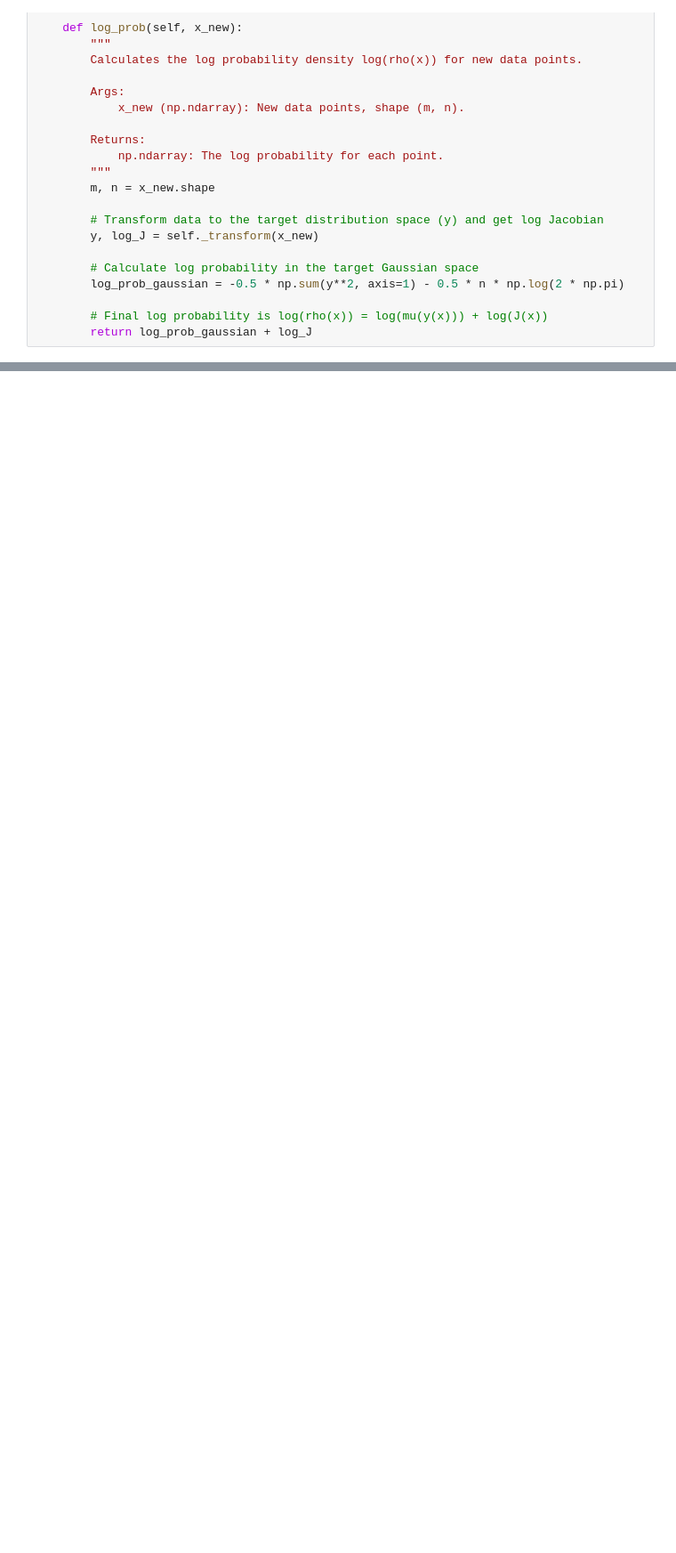
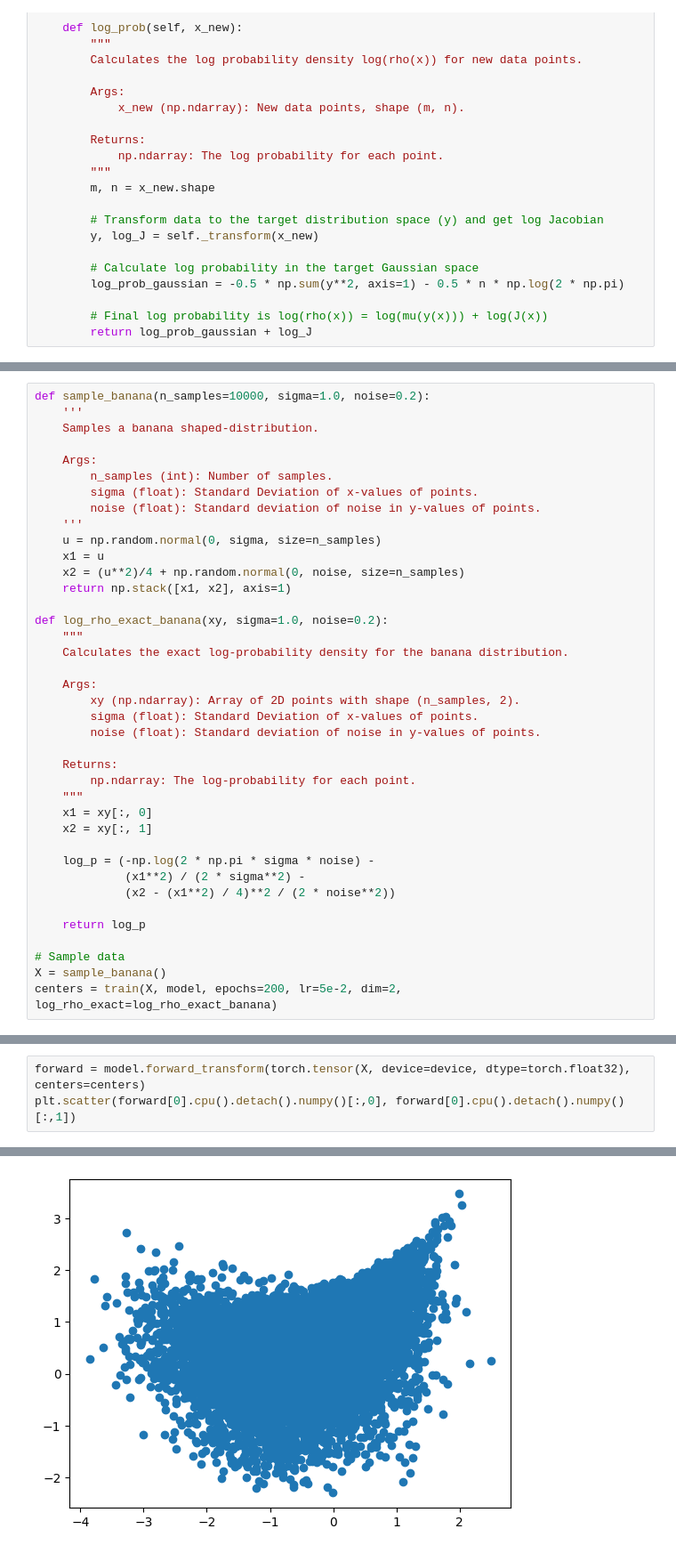
Before and after one commit to echen347/polymath25-ML, a Jupyter notebook: Normalizing Flows/2025_09_19/Numerical Simulations.ipynb, the cells around one changed output, grey strips where cells are left out. Shown: that part at 89% size. Saved outputs shown, nothing was run; the diff lists cells and outputs as text; blank space fills up the shorter version.

```diff
--- a/Normalizing Flows/2025_09_19/Numerical Simulations.ipynb
+++ b/Normalizing Flows/2025_09_19/Numerical Simulations.ipynb
@@ -616,0 +778,39 @@ AttributeError: 'RBFConvexFlow' object has no attribute 'sample'
+# %%
+def sample_banana(n_samples=10000, sigma=1.0, noise=0.2):
+    '''
+    Samples a banana shaped-distribution.
+
+    Args:
+        n_samples (int): Number of samples.
+        sigma (float): Standard Deviation of x-values of points.
+        noise (float): Standard deviation of noise in y-values of points.
+    '''
+    u = np.random.normal(0, sigma, size=n_samples)
+    x1 = u
+    x2 = (u**2)/4 + np.random.normal(0, noise, size=n_samples)
+    return np.stack([x1, x2], axis=1)
+
+def log_rho_exact_banana(xy, sigma=1.0, noise=0.2):
+    """
+    Calculates the exact log-probability density for the banana distribution.
+
+    Args:
+        xy (np.ndarray): Array of 2D points with shape (n_samples, 2).
+        sigma (float): Standard Deviation of x-values of points.
+        noise (float): Standard deviation of noise in y-values of points.
+
+    Returns:
+        np.ndarray: The log-probability for each point.
+    """
+    x1 = xy[:, 0]
+    x2 = xy[:, 1]
+
+    log_p = (-np.log(2 * np.pi * sigma * noise) -
+             (x1**2) / (2 * sigma**2) -
+             (x2 - (x1**2) / 4)**2 / (2 * noise**2))
+
+    return log_p
+
+# Sample data
+X = sample_banana()
+centers = train(X, model, epochs=200, lr=5e-2, dim=2, log_rho_exact=log_rho_exact_banana)
@@ -616,0 +823,4 @@ AttributeError: 'RBFConvexFlow' object has no attribute 'sample'
+# %%
+forward = model.forward_transform(torch.tensor(X, device=device, dtype=torch.float32), centers=centers)
+plt.scatter(forward[0].cpu().detach().numpy()[:,0], forward[0].cpu().detach().numpy()[:,1])
+# %% [output]
@@ -616,0 +828 @@ AttributeError: 'RBFConvexFlow' object has no attribute 'sample'
+[figure, added]
```
Also changed, not shown: parts of 8 cells of this notebook, 2 other files.
